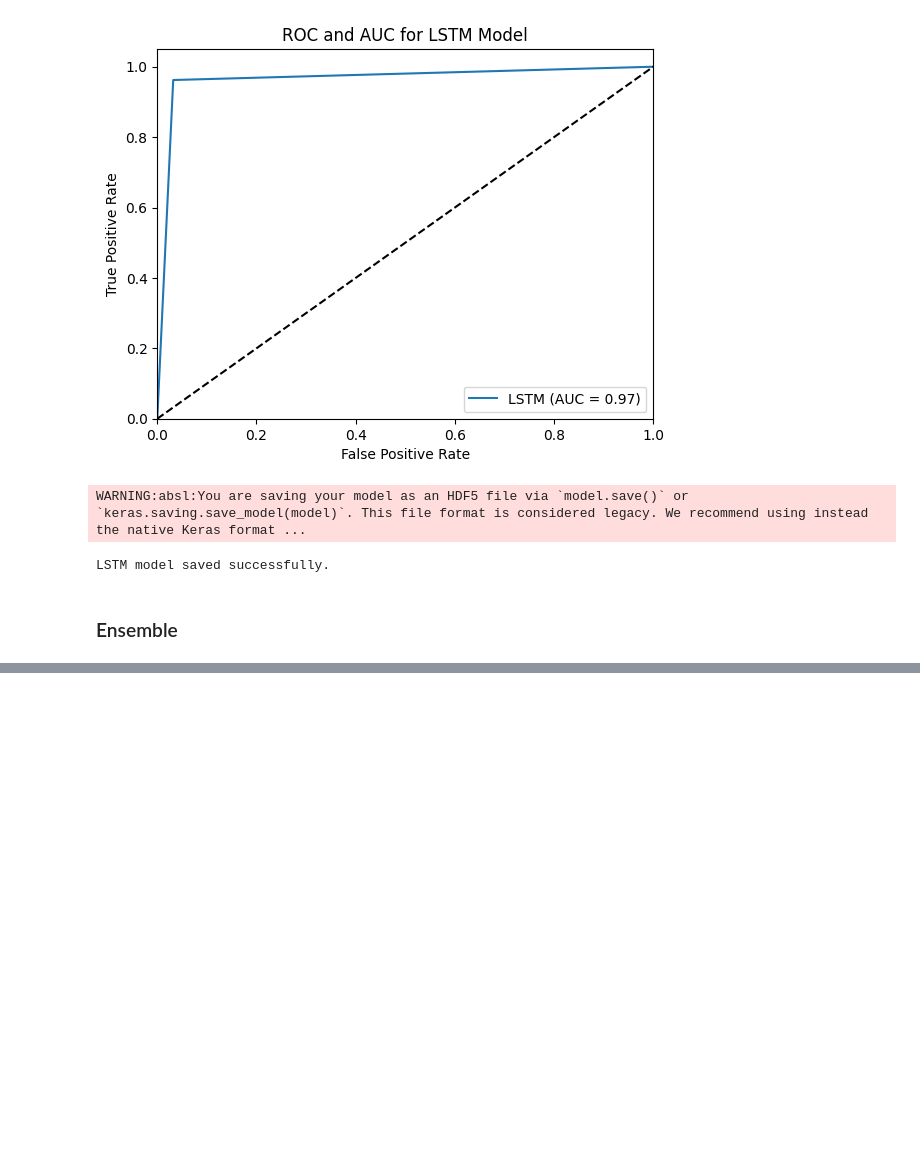
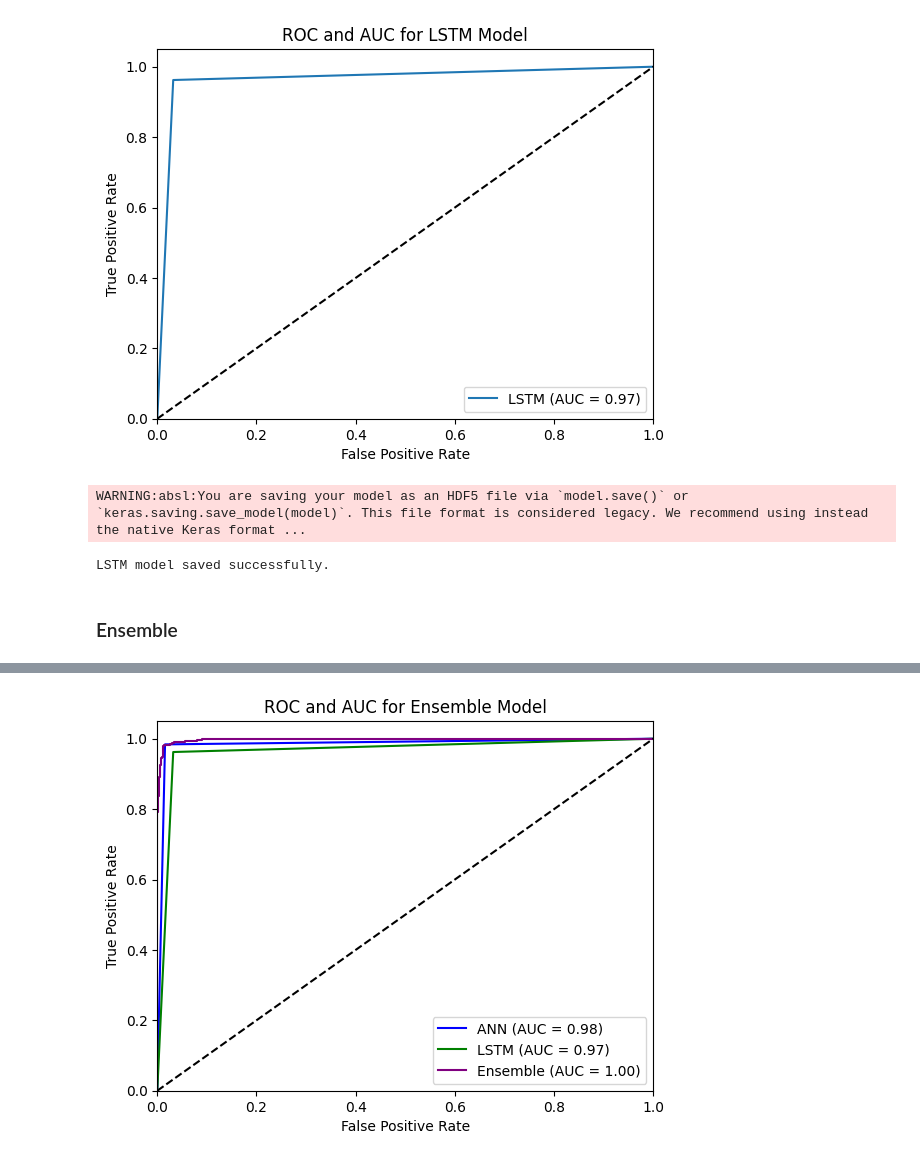
Before and after one commit to parveenxkashyap/netguard-ai, a Jupyter notebook: EnsembleModel_Threat_Detection.ipynb, the cells around one changed output, grey strips where cells are left out. Drawn from its saved outputs; the diff is of its cells as text; code cells hidden in the pictures; blank space fills up the shorter version.

```diff
--- a/EnsembleModel_Threat_Detection.ipynb
+++ b/EnsembleModel_Threat_Detection.ipynb
@@ -404,0 +455,15 @@ LSTM model saved successfully.
+# %%
+plt.figure()
+plt.plot(fpr_ann, tpr_ann, label="ANN (AUC = %0.2f)" % auc_ann, color='blue')
+plt.plot(fpr_lstm, tpr_lstm, label="LSTM (AUC = %0.2f)" % auc_lstm, color='green')
+plt.plot(fpr_ensemble, tpr_ensemble, label="Ensemble (AUC = %0.2f)" % auc_ensemble, color='purple')
+plt.plot([0, 1], [0, 1], "k--")
+plt.xlim([0.0, 1.0])
+plt.ylim([0.0, 1.05])
+plt.xlabel("False Positive Rate")
+plt.ylabel("True Positive Rate")
+plt.title("ROC and AUC for Ensemble Model")
+plt.legend(loc="lower right")
+plt.show()
+# %% [output]
+[figure, added]
```
Also changed, not shown: parts of 3 cells of this notebook.
